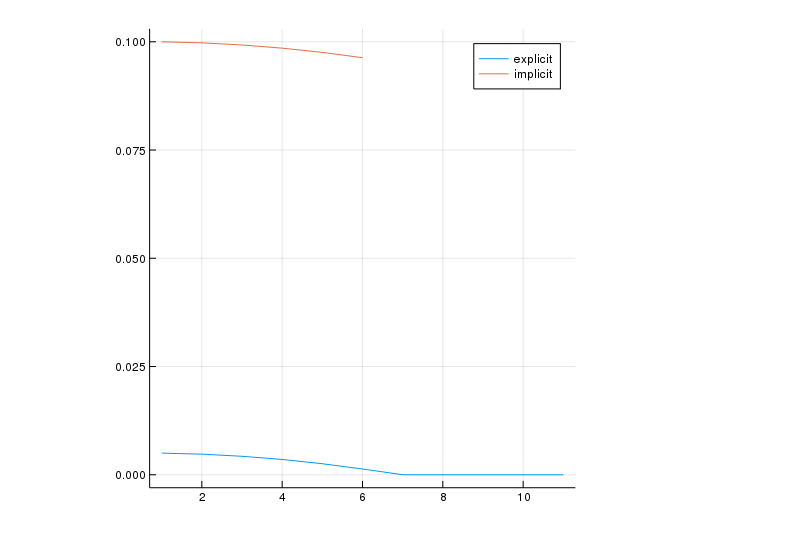
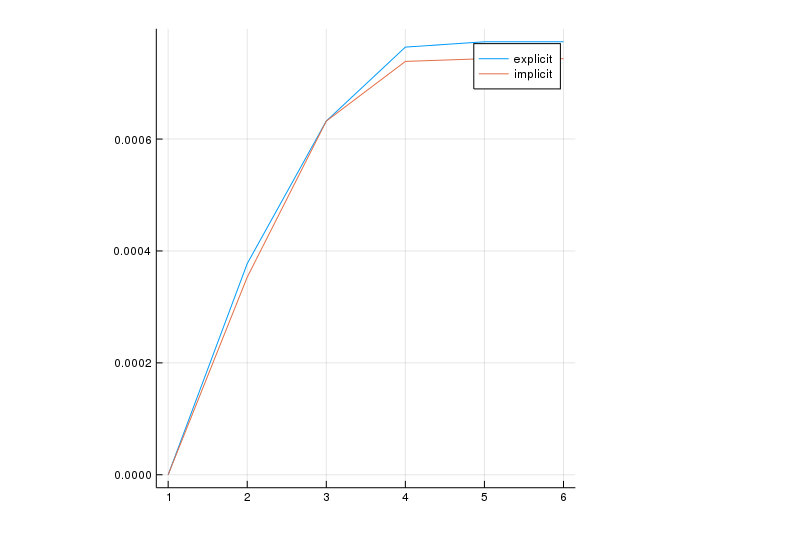
Before and after one commit to blandry/Bilevel.jl, a Jupyter notebook: notebooks/simulation-snopt.ipynb, the cells around one changed output. Cells and saved outputs as stored; diff of their text form; code cells hidden in the pictures.

```diff
--- a/notebooks/simulation-snopt.ipynb
+++ b/notebooks/simulation-snopt.ipynb
@@ -36,9 +36,9 @@ x0 = MechanismState(mechanism)
 Δt = 0.005;
 # %%
 # q0 = [1., 0., 0., 0., 0., 0., 0.005]
-q0 = [1., 0., 0., 0., 0., 0., 0.05]
-v0 = [0., 0., 0., 0.2, 0. , 0.]
-N = 10
+q0 = [1., 0., 0., 0., 0., 0., 0.0]
+v0 = [0., 0., 0., 0.1, 0. , 0.]
+N = 5
 
 set_configuration!(x0, q0)
 set_velocity!(x0, v0)
@@ -129,8 +124,8 @@ elapsed time: 1.872919309 seconds
 ... (188 outputs left out)
 # %%
 ts = cumsum([Δt for i in 1:N]);
-j = 7
+j = 5
 plot(traj_exp[j,:],label="explicit")
 plot!(traj_imp[j,:],label="implicit")
 # %% [output]
-[figure, old version]
+[figure, new version]
```
Also changed, not shown: parts of 4 cells of this notebook, 4 other files.
